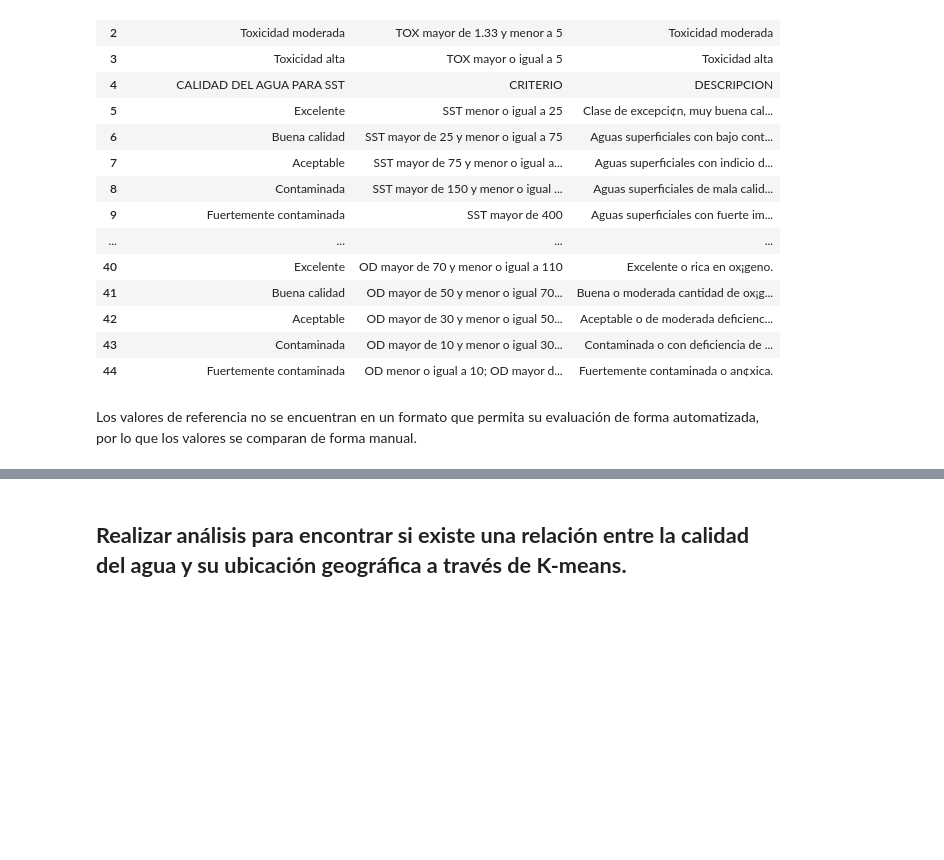
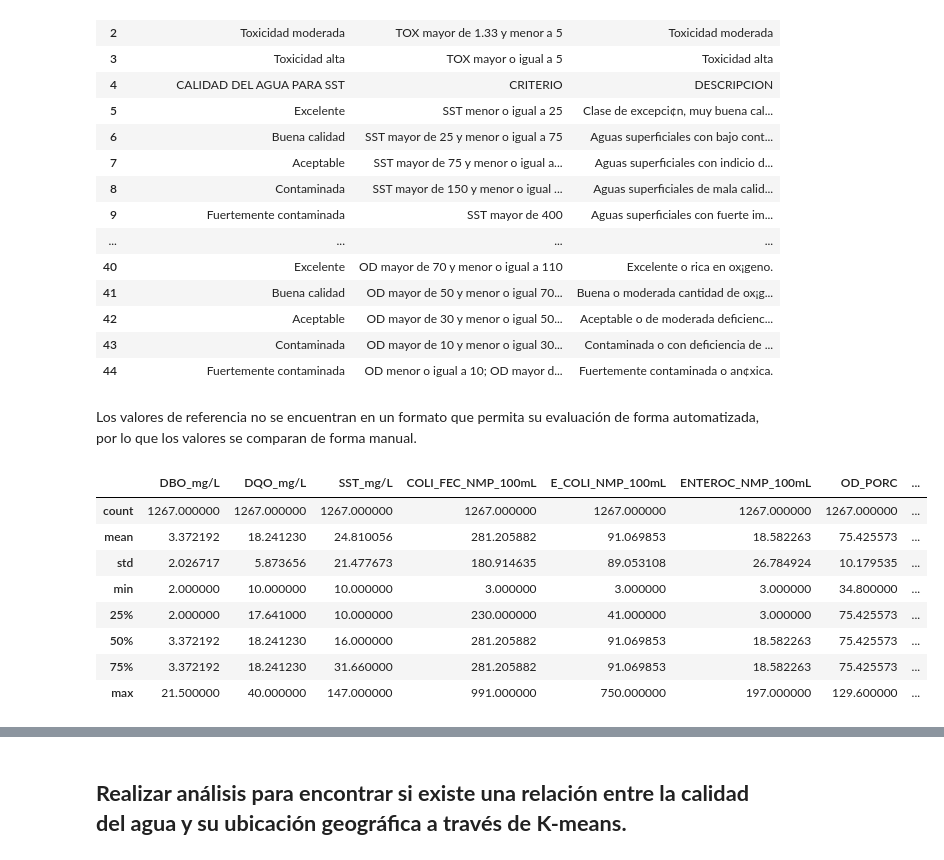
Before and after one commit to PosgradoMNA/actividades-del-projecto-cad_kbcm_jfl, a Jupyter notebook: Reto_entrega_1.ipynb, the cells around one changed output, grey strips where cells are left out. Drawn from its saved outputs; the diff is of its cells as text; code cells hidden in the pictures; blank space fills up the shorter version.

```diff
--- a/Reto_entrega_1.ipynb
+++ b/Reto_entrega_1.ipynb
@@ -455,0 +458,15 @@ for contador in range (0,1267,1):
+# %%
+ndf_cal_ver = ndf_vd.loc[:,['DBO_mg/L','DQO_mg/L','SST_mg/L','COLI_FEC_NMP_100mL','E_COLI_NMP_100mL','ENTEROC_NMP_100mL','OD_PORC','OD_PORC_SUP','OD_PORC_MED',
+             'OD_PORC_FON','TOX_D_48_UT','TOX_V_15_UT','TOX_D_48_SUP_UT','TOX_D_48_FON_UT','TOX_FIS_SUP_15_UT','TOX_FIS_FON_15_UT']]
+# %%
+ndf_cal_ver.describe(include='all')
+# %% [output]
+|  | DBO_mg/L | DQO_mg/L | SST_mg/L | COLI_FEC_NMP_100mL | E_COLI_NMP_100mL | ENTEROC_NMP_100mL | OD_PORC | ... |
+| count | 1267.000000 | 1267.000000 | 1267.000000 | 1267.000000 | 1267.000000 | 1267.000000 | 1267.000000 | ... |
+| mean | 3.372192 | 18.241230 | 24.810056 | 281.205882 | 91.069853 | 18.582263 | 75.425573 | ... |
+| std | 2.026717 | 5.873656 | 21.477673 | 180.914635 | 89.053108 | 26.784924 | 10.179535 | ... |
+| min | 2.000000 | 10.000000 | 10.000000 | 3.000000 | 3.000000 | 3.000000 | 34.800000 | ... |
+| 25% | 2.000000 | 17.641000 | 10.000000 | 230.000000 | 41.000000 | 3.000000 | 75.425573 | ... |
+| 50% | 3.372192 | 18.241230 | 16.000000 | 281.205882 | 91.069853 | 18.582263 | 75.425573 | ... |
+| 75% | 3.372192 | 18.241230 | 31.660000 | 281.205882 | 91.069853 | 18.582263 | 75.425573 | ... |
+| max | 21.500000 | 40.000000 | 147.000000 | 991.000000 | 750.000000 | 197.000000 | 129.600000 | ... |
```
Also changed, not shown: parts of 16 cells of this notebook.
